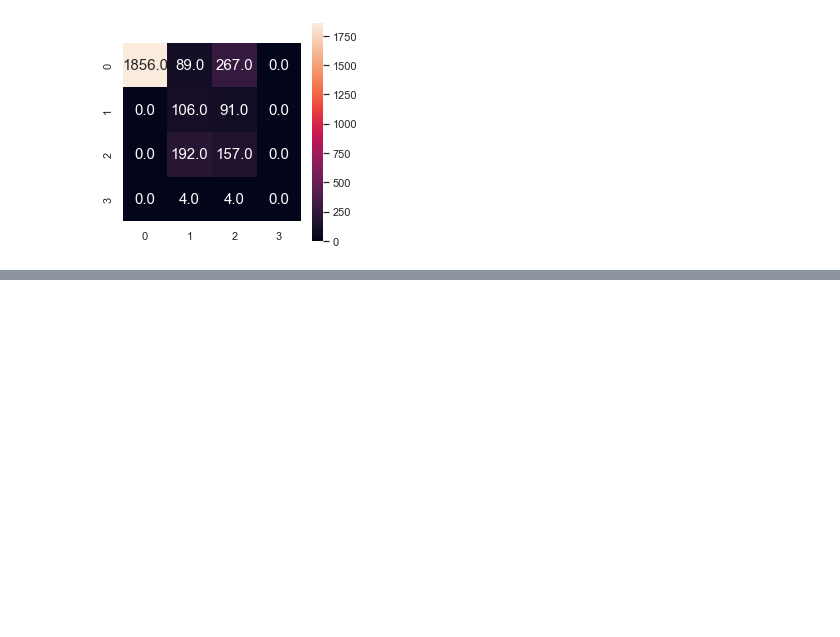
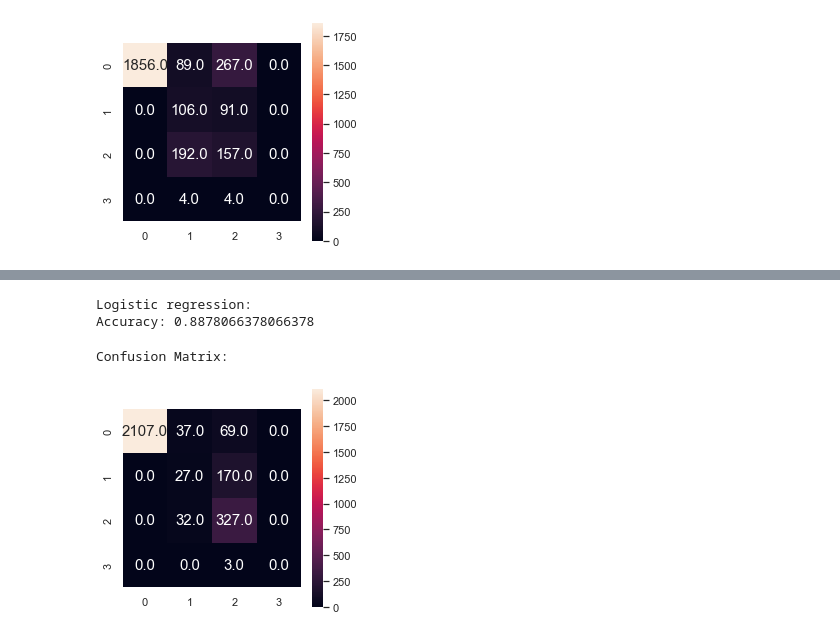
Before and after one commit to Anran0716/musa650-final, a Jupyter notebook: script/7_gan_new_large_data.ipynb, the cells around one changed output, grey strips where cells are left out. Cells and saved outputs as stored; diff of their text form; code cells hidden in the pictures; blank space fills up the shorter version.

```diff
--- a/script/7_gan_new_large_data.ipynb
+++ b/script/7_gan_new_large_data.ipynb
@@ -740,0 +915,24 @@ Confusion Matrix:
+# %%
+lr_cls_precision, lr_cls_recall, lr_cls_f1, _ = precision_recall_fscore_support(y_test, lr_pred, average=None, labels=[0,1,2,3])
+lr_conf_mat = confusion_matrix(y_test, lr_pred)
+lr_acc = accuracy_score(y_test, lr_pred)
+print('Logistic regression:')
+print('Accuracy:',lr_acc)
+#print('ROC AUC=%.4f' % (knn_roc_auc))
+# %% [output]
+Logistic regression:
+Accuracy: 0.8878066378066378
+# %%
+array = confusion_matrix(y_test, lr_pred)
+
+lr_cm = pd.DataFrame(array, range(4), range(4))
+
+plt.figure(figsize=(4,4))
+sns.set(font_scale=1) # for label size
+sns.heatmap(lr_cm, annot=True, annot_kws={"size": 15}, cbar=True, square= True, fmt='.1f') # font size
+
+print('Confusion Matrix:')
+plt.show()
+# %% [output]
+Confusion Matrix:
+[figure, added]
```
Also changed, not shown: parts of 53 cells of this notebook, 5 other files.
